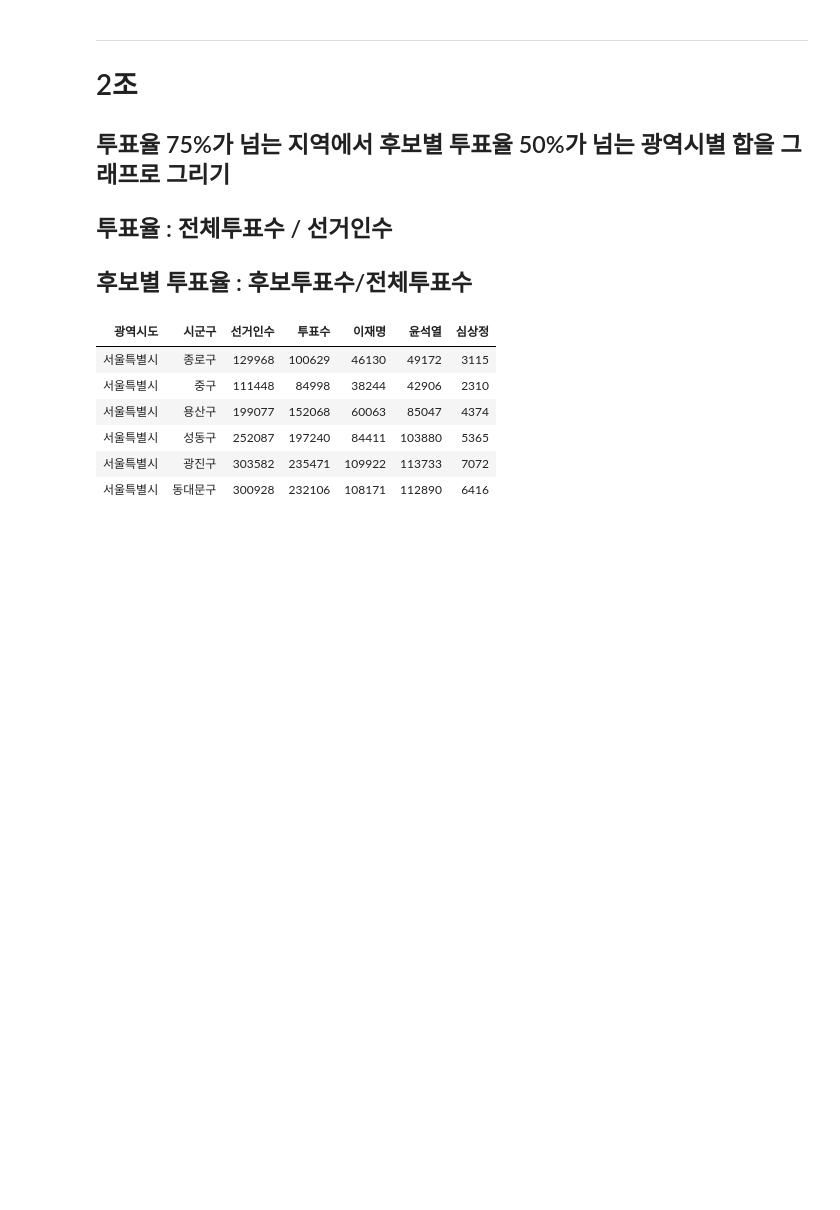
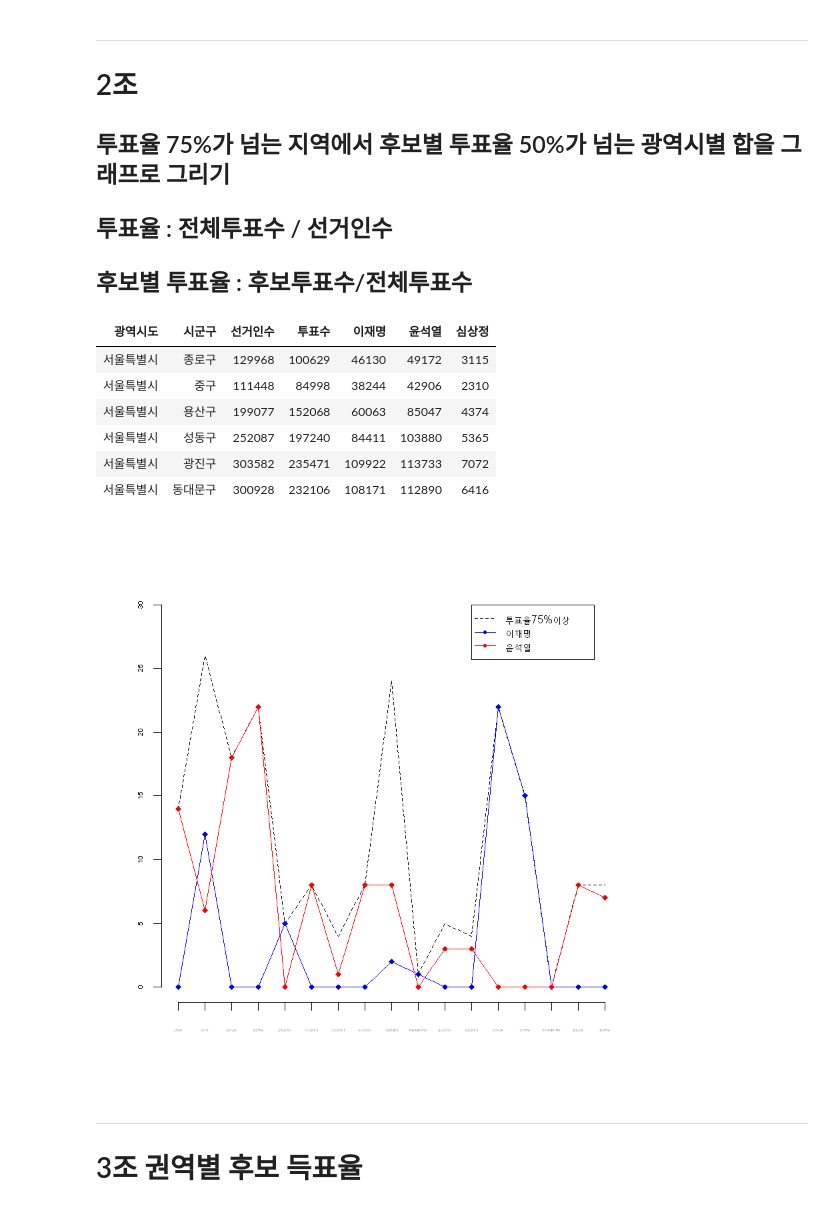
Before and after one commit to hyeopyi/R_Study, a Jupyter notebook: 퀴즈풀이 05_03.ipynb, the cells around one changed output. Drawn from its saved outputs; the diff is of its cells as text; code cells hidden in the pictures; blank space fills up the shorter version.

```diff
--- a/퀴즈풀이 05_03.ipynb
+++ b/퀴즈풀이 05_03.ipynb
@@ -63,6 +72,50 @@ head(election)
 | 서울특별시 | 동대문구 | 300928 | 232106 | 108171 | 112890 | 6416 |
 # %%
 ratio <- election[, 1:2]
-ratio$지역75 <- ifelse(round(election$투표수/election$선거인수 * 100, 2) >= 50, 1, 0)
+ratio$지역75 <- ifelse(round(election$투표수/election$선거인수 * 100, 2) >= 75, 1, 0)
 ratio$이재명50 <- ifelse(round(election$이재명/election$투표수 * 100, 2) >= 50 & ratio$지역75 > 0, 1, 0)
 ratio$윤석열50 <- ifelse(round(election$윤석열/election$투표수 * 100, 2) >= 50 & ratio$지역75 > 0, 1, 0)
+# %%
+r2 <- t(aggregate(cbind(지역75, 이재명50, 윤석열50) ~ 광역시도, ratio, sum))
+# %%
+plot(r2[2,],
+     main='광역시도 별 과반수 득표가 나온 시군구 갯수',
+    type='l',
+    ylab='시군구수',
+    xlab='광역시도',
+    cex.axis = 0.1,
+    ylim=c(0,30),
+    lty = 2,
+    axes =F, #x,y 좌표 frame 제거
+    ann=F, #x,y label 제거
+    )
+
+axis(1,at=1:17, lab=r2[1,], cex.axis=0.3)
+axis(2, cex.axis=0.5)
+
+lines(
+    r2[3,],
+    col='blue',
+    type='o',
+    pch=18,
+    lty=1,
+)
+lines(
+    r2[4,],
+    col='red',
+    type='o',
+    pch=18,
+    lty=1,
+)
+legend(12,30,
+      c("투표율75%이상","이재명","윤석열"),
+      col=c("black","blue","red"),
+      pch=c(NA,18,18),
+      lty=c(2,1,1),
+      cex=0.8
+    )
+# %% [output]
+[figure, added]
+# %% [markdown]
+---
+# 3조 권역별 후보 득표율
```
Also changed, not shown: parts of 13 cells of this notebook.
